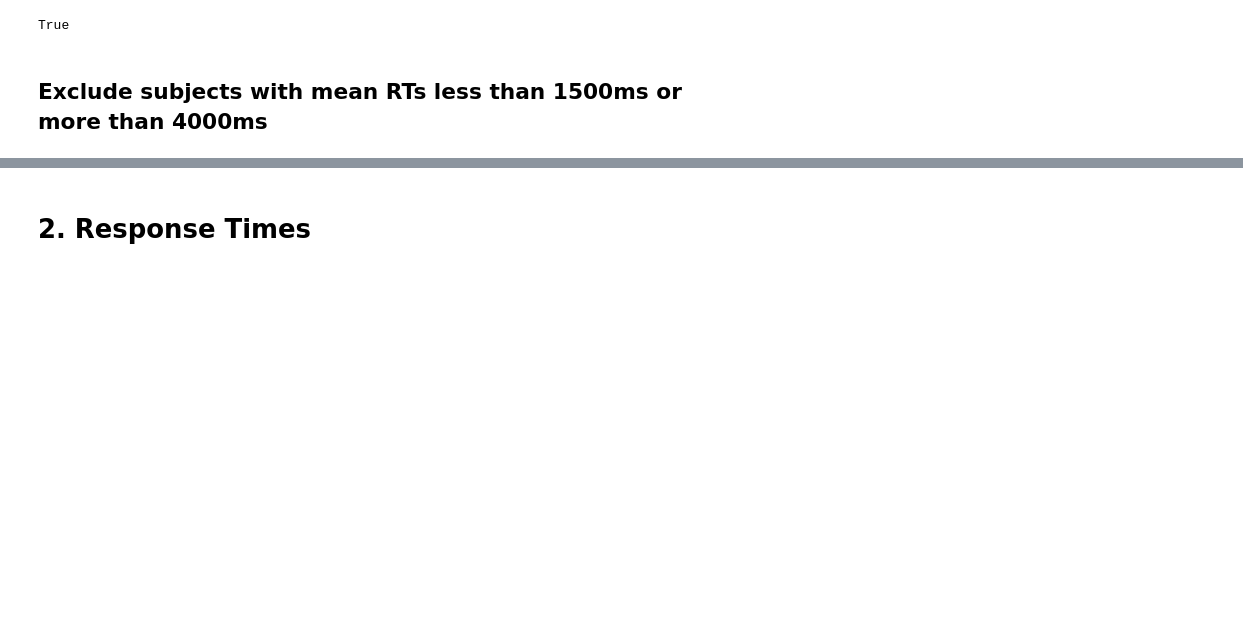
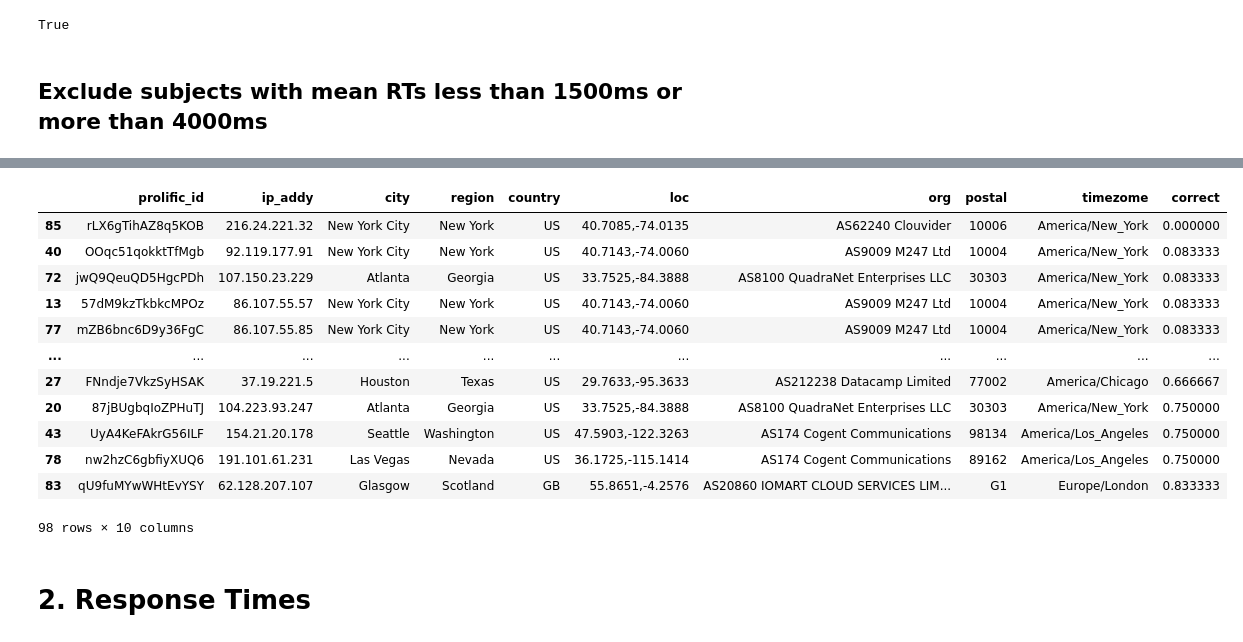
Before and after one commit to BryanGonzalez262/KnowledgeBeliefASD, a Jupyter notebook: analysis/asc_analysis.ipynb, the cells around one changed output, grey strips where cells are left out. Cells and saved outputs as stored; diff of their text form; code cells hidden in the pictures; blank space fills up the shorter version.

```diff
--- a/analysis/asc_analysis.ipynb
+++ b/analysis/asc_analysis.ipynb
@@ -9,20 +11,2 @@ from ast import literal_eval
 sns.set_style('white')
 sns.set_context('notebook')
-# %%
-
-from urllib.request import urlopen
-from json import load
-addr = '129.170.194.145'
-if addr == '':
-    url = 'https://ipinfo.io/json'
-else:
-    url = 'https://ipinfo.io/' + addr + '/json'
-res = urlopen(url)
-#response from url(if res==None then check connection)
-data = load(res)
-#will load the json response into data
-for attr in data.keys():
-    #will print the data line by line
-    print(attr,' '*13+'\t->\t',data[attr])
-
-#ipInfo()
@@ -230,0 +219,13 @@ for old, new in {'IG': 'Ignorance', 'TB': 'True Info', 'FB': 'False Info'}.items
+# %%
+adat = dat.loc[dat.group == 'Autism']
+adat[['city', 'region', 'country', 'loc', 'org', 'postal', 'timezone', 'email']] = None
+
+for subj in adat.prolific_id.unique():
+    addr = adat.loc[adat.prolific_id == subj, 'ip_addy'].values[0]
+    url = 'https://ipinfo.io/' + addr + '/json'
+    res = urlopen(url)
+    #response from url(if res==None then check connection)
+    data = load(res)
+    adat.loc[adat.prolific_id == subj, ['city', 'region', 'country', 'loc', 'org', 'postal', 'timezome', 'email']] = [data['city'], data['region'], data['country'], data['loc'], data['org'], data['postal'], data['timezone'], adat.loc[adat.prolific_id == subj, 'email'].values[0]]
+#ipInfo()
+#ipInfo()
@@ -231,3 +248,21 @@ for old, new in {'IG': 'Ignorance', 'TB': 'True Info', 'FB': 'False Info'}.items
+# %%
+xx = adat.groupby(['prolific_id', 'ip_addy','city', 'region', 'country', 'loc', 'org', 'postal', 'timezome']).correct.mean()#.sort_values('correct')
+yy = xx.reset_index().sort_values('correct', axis=0)
+yy
+# %% [output]
+|  | prolific_id | ip_addy | city | region | country | loc | org | postal | timezome | correct |
+| 85 | rLX6gTihAZ8q5KOB | 216.24.221.32 | New York City | New York | US | 40.7085,-74.0135 | AS62240 Clouvider | 10006 | America/New_York | 0.000000 |
+| 40 | OOqc51qokktTfMgb | 92.119.177.91 | New York City | New York | US | 40.7143,-74.0060 | AS9009 M247 Ltd | 10004 | America/New_York | 0.083333 |
+| 72 | jwQ9QeuQD5HgcPDh | 107.150.23.229 | Atlanta | Georgia | US | 33.7525,-84.3888 | AS8100 QuadraNet Enterprises LLC | 30303 | America/New_York | 0.083333 |
+| 13 | 57dM9kzTkbkcMPOz | 86.107.55.57 | New York City | New York | US | 40.7143,-74.0060 | AS9009 M247 Ltd | 10004 | America/New_York | 0.083333 |
+| 77 | mZB6bnc6D9y36FgC | 86.107.55.85 | New York City | New York | US | 40.7143,-74.0060 | AS9009 M247 Ltd | 10004 | America/New_York | 0.083333 |
+| ... | ... | ... | ... | ... | ... | ... | ... | ... | ... | ... |
+| 27 | FNndje7VkzSyHSAK | 37.19.221.5 | Houston | Texas | US | 29.7633,-95.3633 | AS212238 Datacamp Limited | 77002 | America/Chicago | 0.666667 |
+| 20 | 87jBUgbqIoZPHuTJ | 104.223.93.247 | Atlanta | Georgia | US | 33.7525,-84.3888 | AS8100 QuadraNet Enterprises LLC | 30303 | America/New_York | 0.750000 |
+| 43 | UyA4KeFAkrG56ILF | 154.21.20.178 | Seattle | Washington | US | 47.5903,-122.3263 | AS174 Cogent Communications | 98134 | America/Los_Angeles | 0.750000 |
+| 78 | nw2hzC6gbfiyXUQ6 | 191.101.61.231 | Las Vegas | Nevada | US | 36.1725,-115.1414 | AS174 Cogent Communications | 89162 | America/Los_Angeles | 0.750000 |
+| 83 | qU9fuMYwWHtEvYSY | 62.128.207.107 | Glasgow | Scotland | GB | 55.8651,-4.2576 | AS20860 IOMART CLOUD SERVICES LIM... | G1 | Europe/London | 0.833333 |
+98 rows × 10 columns
 # %% [markdown]
 # 2. Response Times
 # %%
```
Also changed, not shown: parts of 11 cells of this notebook.
